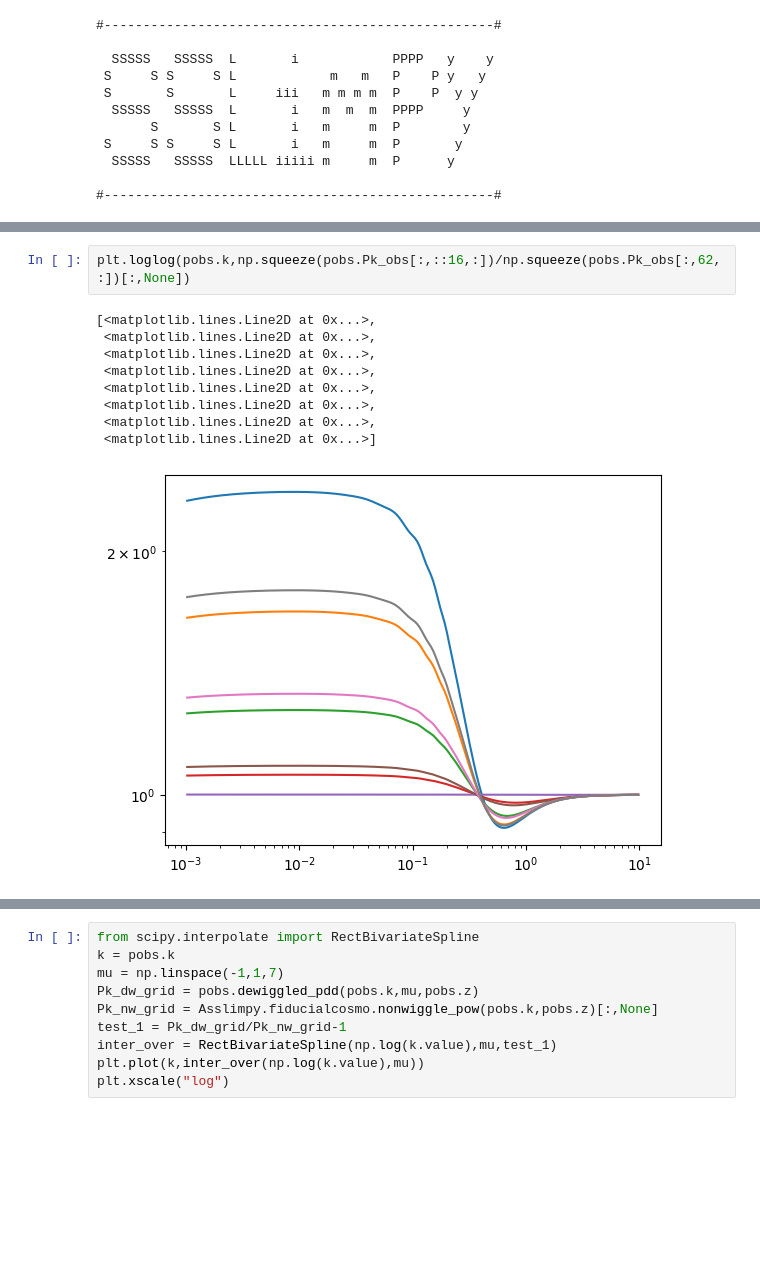
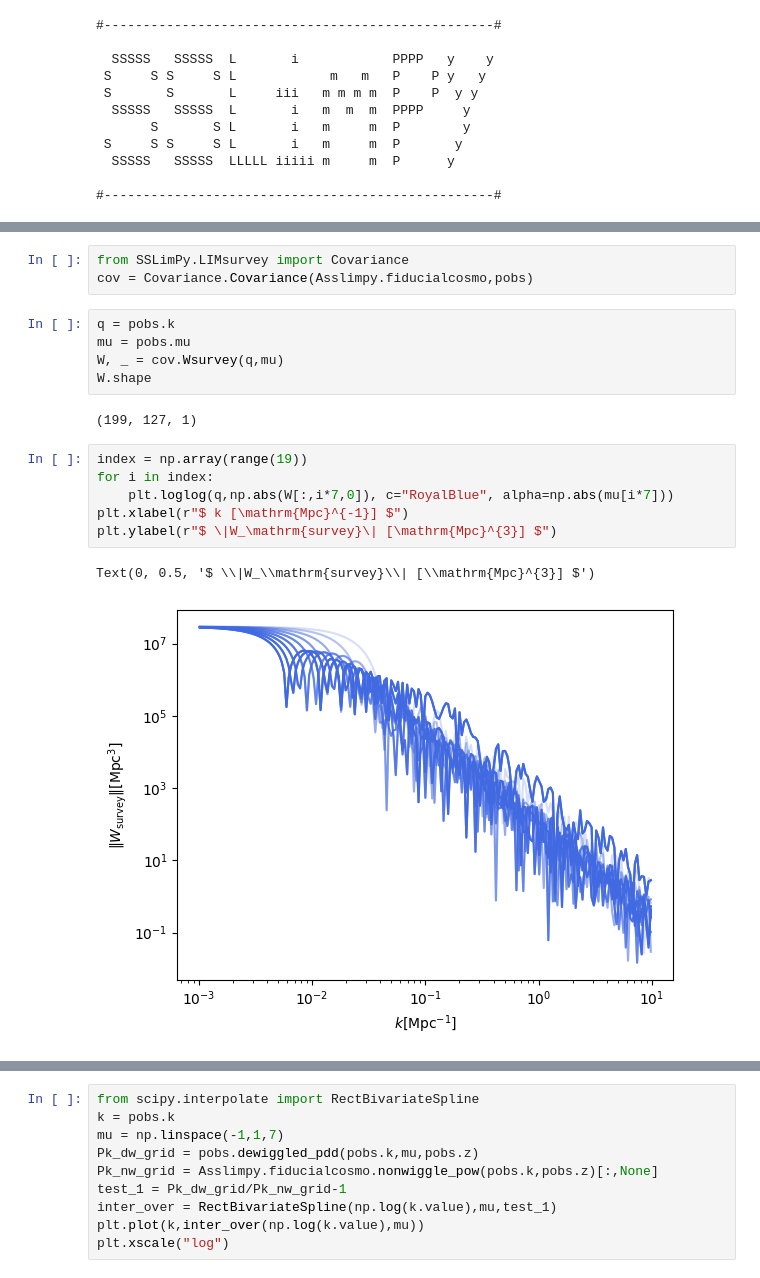
Before and after one commit to Sefa76/SSLimPy, a Jupyter notebook: SSLimPy.ipynb, the cells around one changed output, grey strips where cells are left out. Saved outputs shown, nothing was run; the diff lists cells and outputs as text; blank space fills up the shorter version.

```diff
--- a/SSLimPy.ipynb
+++ b/SSLimPy.ipynb
@@ -60,12 +42,19 @@ plt.loglog(pobs.k,np.squeeze(pobs.Pk_obs))
-# %%
-plt.loglog(pobs.k,np.squeeze(pobs.Pk_obs[:,::16,:])/np.squeeze(pobs.Pk_obs[:,62,:])[:,None])
-# %% [output]
-[<matplotlib.lines.Line2D at 0x...>,
- <matplotlib.lines.Line2D at 0x...>,
- <matplotlib.lines.Line2D at 0x...>,
- <matplotlib.lines.Line2D at 0x...>,
- <matplotlib.lines.Line2D at 0x...>,
- <matplotlib.lines.Line2D at 0x...>,
- <matplotlib.lines.Line2D at 0x...>,
- <matplotlib.lines.Line2D at 0x...>]
-[figure, removed]
+# %%
+from SSLimPy.LIMsurvey import Covariance
+cov = Covariance.Covariance(Asslimpy.fiducialcosmo,pobs)
+# %%
+q = pobs.k
+mu = pobs.mu
+W, _ = cov.Wsurvey(q,mu)
+W.shape
+# %% [output]
+(199, 127, 1)
+# %%
+index = np.array(range(19))
+for i in index:
+    plt.loglog(q,np.abs(W[:,i*7,0]), c="RoyalBlue", alpha=np.abs(mu[i*7]))
+plt.xlabel(r"$ k [\mathrm{Mpc}^{-1}] $")
+plt.ylabel(r"$ \|W_\mathrm{survey}\| [\mathrm{Mpc}^{3}] $")
+# %% [output]
+Text(0, 0.5, '$ \\|W_\\mathrm{survey}\\| [\\mathrm{Mpc}^{3}] $')
+[figure, added]
```
Also changed, not shown: parts of 34 cells of this notebook, 1 other file.
